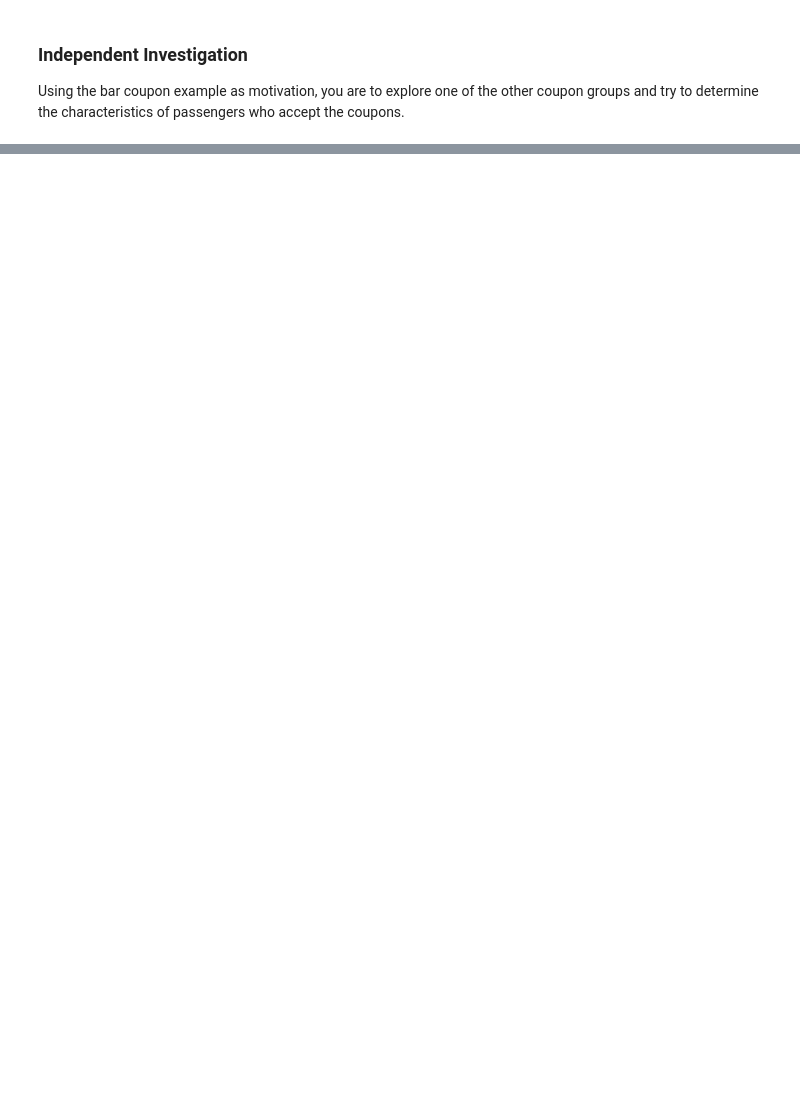
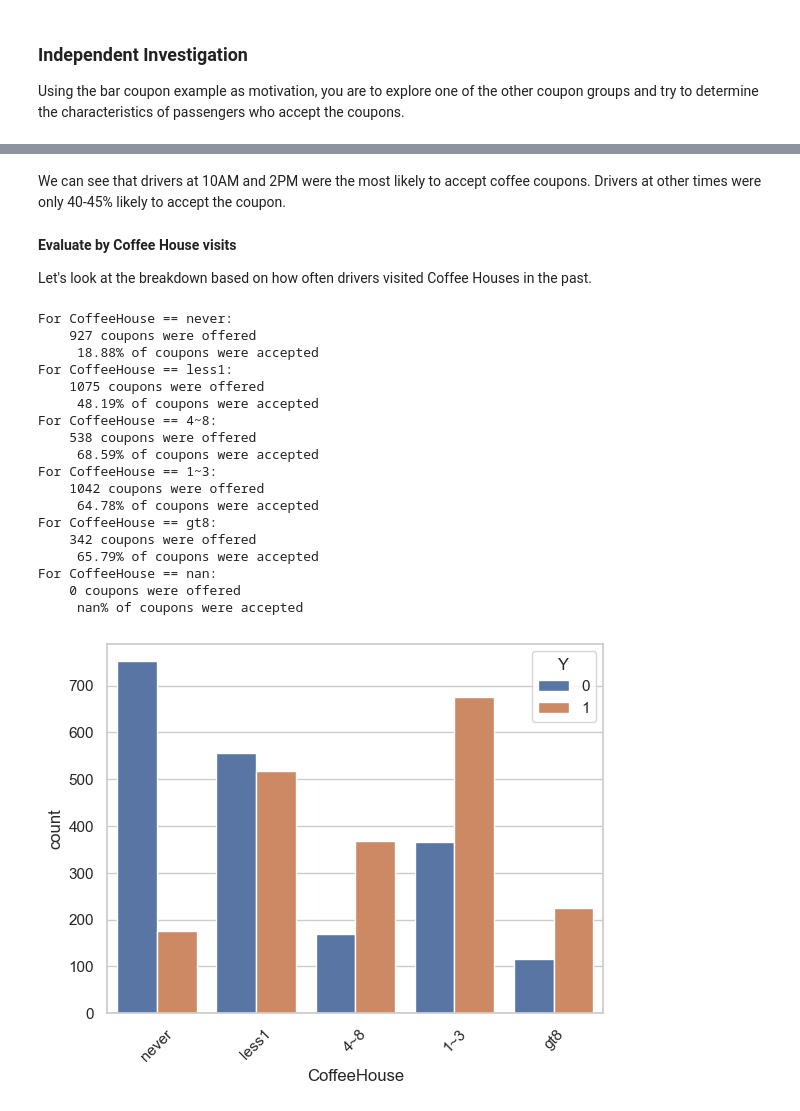
Before and after one commit to siraj-ahmed-cal/practical-application-1, a Jupyter notebook: prompt.ipynb, the cells around one changed output, grey strips where cells are left out. Saved outputs shown, nothing was run; the diff lists cells and outputs as text; code cells hidden in the pictures; blank space fills up the shorter version.

```diff
--- a/prompt.ipynb
+++ b/prompt.ipynb
@@ -369,0 +470,28 @@ Using the bar coupon example as motivation, you are to explore one of the other
+# %% [markdown]
+We can see that drivers at 10AM and 2PM were the most likely to accept coffee coupons. Drivers at other times were only 40-45% likely to accept the coupon.
+# %% [markdown]
+**Evaluate by Coffee House visits**
+
+Let's look at the breakdown based on how often drivers visited Coffee Houses in the past.
+# %%
+evaluate_cc_acceptance(coffee_coupons, 'CoffeeHouse')
+# %% [output]
+For CoffeeHouse == never:
+    927 coupons were offered
+     18.88% of coupons were accepted
+For CoffeeHouse == less1:
+    1075 coupons were offered
+     48.19% of coupons were accepted
+For CoffeeHouse == 4~8:
+    538 coupons were offered
+     68.59% of coupons were accepted
+For CoffeeHouse == 1~3:
+    1042 coupons were offered
+     64.78% of coupons were accepted
+For CoffeeHouse == gt8:
+    342 coupons were offered
+     65.79% of coupons were accepted
+For CoffeeHouse == nan:
+    0 coupons were offered
+     nan% of coupons were accepted
+[figure, added]
```
Also changed, not shown: parts of 43 cells of this notebook.
